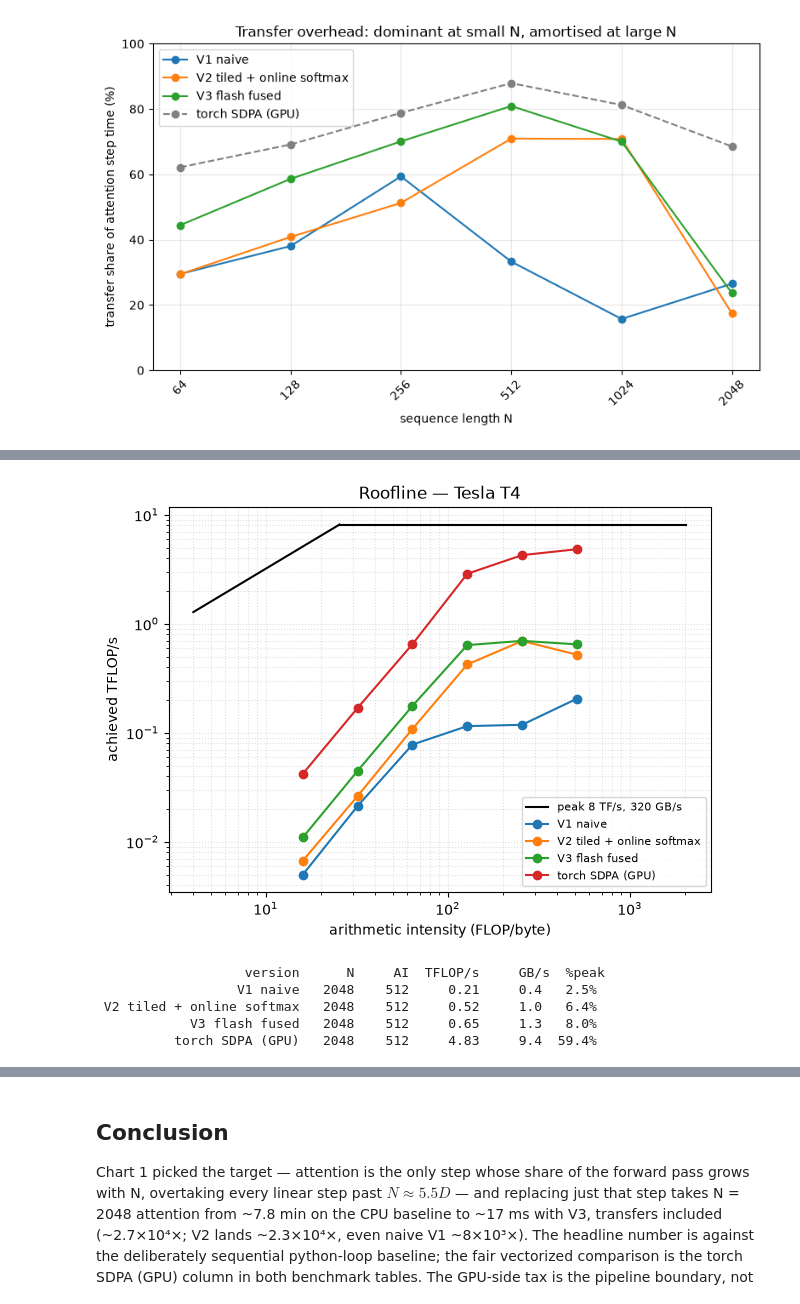
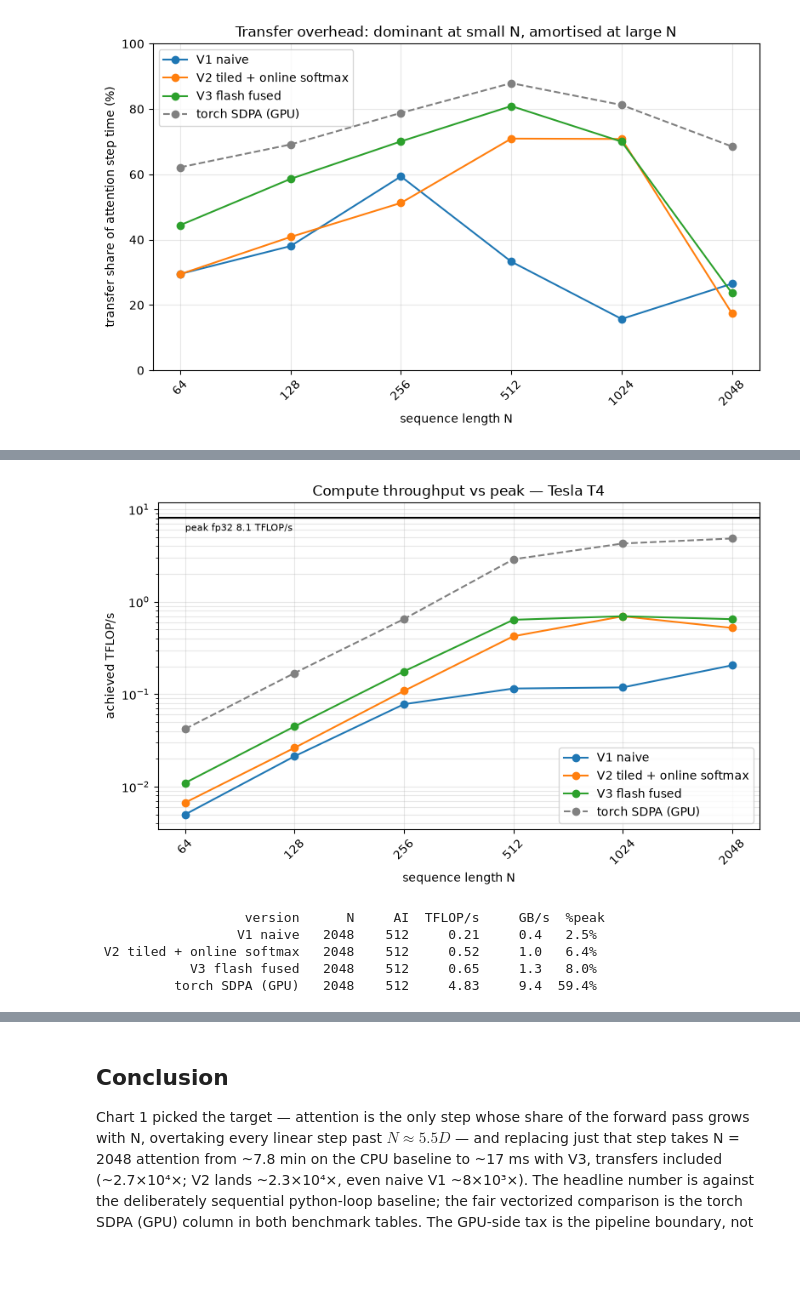
Before and after one commit to LtnLinh/Transformer-Attention-Mechanism, a Jupyter notebook: demo.ipynb, the cells around one changed output, grey strips where cells are left out. Drawn from its saved outputs; the diff is of its cells as text; code cells hidden in the pictures; blank space fills up the shorter version.

```diff
--- a/demo.ipynb
+++ b/demo.ipynb
@@ -443,21 +461,36 @@ traffic they save into a larger fraction of peak FLOP/s.
 # %%
-# Roofline -- achieved TFLOP/s vs the compute & bandwidth ceilings.
-# FLOPs: torch.utils.flop_counter; bytes: tensor metadata; time: measured kernel-only.
+# Chart 4 -- achieved TFLOP/s per version, against the fp32 compute ceiling.
+# FLOPs: torch.utils.flop_counter; time: measured kernel-only.
 if cuda.is_available():
     pts, specs = bench.roofline(cpu_model, SEQ_LENS, ktimes)
-    fig, ax = plt.subplots(figsize=(7, 5))
-    bench.plot_roofline(pts, specs, ax)
+    fig, ax = plt.subplots(figsize=(8, 5))
+    for name, rows in pts.items():
+        ax.plot([r["n"] for r in rows], [r["tflops"] for r in rows], marker="o",
+                color=COLORS[name], linestyle="--" if "SDPA" in name else "-",
+                label=name)
+    ax.axhline(specs["tflops"], color="k", lw=1.5)
+    ax.text(SEQ_LENS[0], specs["tflops"] * 0.72,
+            f"peak fp32 {specs['tflops']:.1f} TFLOP/s", fontsize=8)
+    ax.set_xscale("log", base=2)
+    ax.set_yscale("log")
+    ax.set_xticks(SEQ_LENS, SEQ_LENS, rotation=45)
+    ax.set_xlabel("sequence length N")
+    ax.set_ylabel("achieved TFLOP/s")
+    ax.set_title(f"Compute throughput vs peak — {specs['name']}")
+    ax.grid(True, which="both", alpha=0.3)
+    ax.legend()
+    plt.tight_layout()
     plt.show()
 
     print(f"{'version':>26} {'N':>6} {'AI':>6} {'TFLOP/s':>8} {'GB/s':>8} {'%peak':>6}")
     for name, rows in pts.items():
         r = rows[-1]  # largest N
         print(f"{name:>26} {r['n']:>6} {r['ai']:>6.0f} {r['tflops']:>8.2f} "
               f"{r['gbs']:>7.1f} {r['pct_peak']:>5.1f}%")
 else:
-    print("No CUDA device -- skipping the roofline")
+    print("No CUDA device -- skipping the throughput chart")
 # %% [output]
-[figure, old version]
+[figure, new version]
                    version      N     AI  TFLOP/s     GB/s  %peak
                   V1 naive   2048    512     0.21     0.4   2.5%
  V2 tiled + online softmax   2048    512     0.52     1.0   6.4%
```
Also changed, not shown: parts of 4 cells of this notebook, 1 other file.
